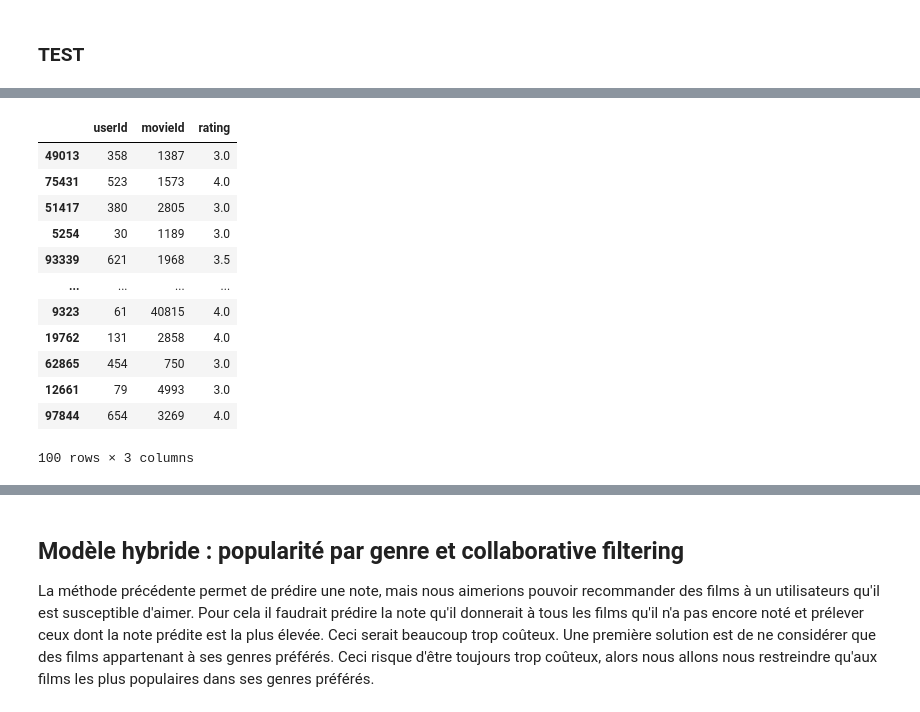
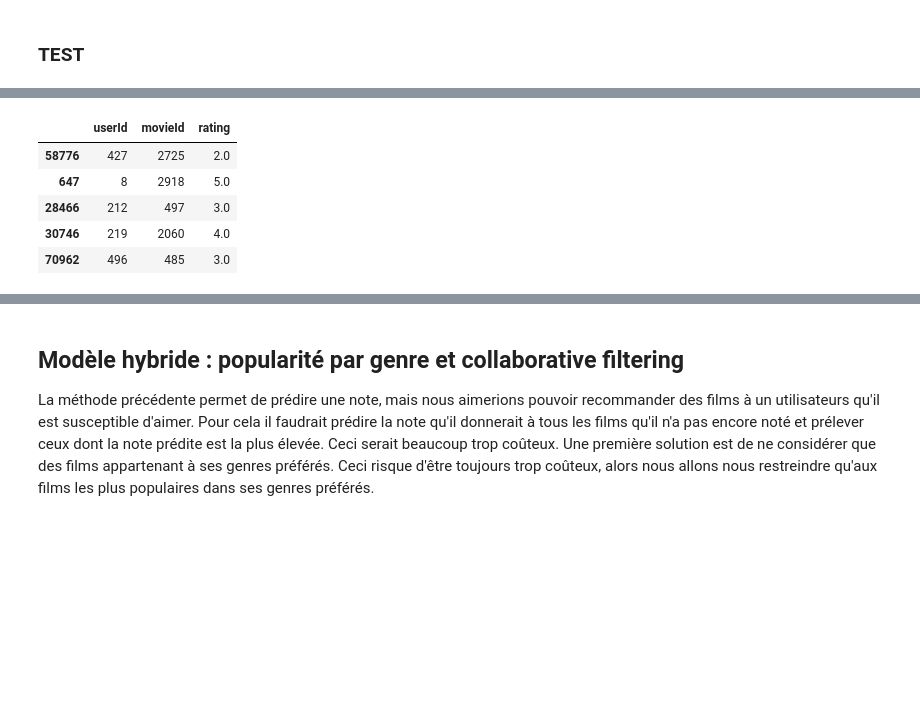
Before and after one commit to AnitaDurr/MovieRecommandation, a Jupyter notebook: MovieNotebook.ipynb, the cells around one changed output, grey strips where cells are left out. Drawn from its saved outputs; the diff is of its cells as text; code cells hidden in the pictures; blank space fills up the shorter version.

```diff
--- a/MovieNotebook.ipynb
+++ b/MovieNotebook.ipynb
@@ -1907,17 +1910,10 @@ Wall time: 2.07 s
 # %%
-dfr_test
+dfr_test.head()
 # %% [output]
 |  | userId | movieId | rating |
-| 49013 | 358 | 1387 | 3.0 |
-| 75431 | 523 | 1573 | 4.0 |
-| 51417 | 380 | 2805 | 3.0 |
-| 5254 | 30 | 1189 | 3.0 |
-| 93339 | 621 | 1968 | 3.5 |
-| ... | ... | ... | ... |
-| 9323 | 61 | 40815 | 4.0 |
-| 19762 | 131 | 2858 | 4.0 |
-| 62865 | 454 | 750 | 3.0 |
-| 12661 | 79 | 4993 | 3.0 |
-| 97844 | 654 | 3269 | 4.0 |
+| 58776 | 427 | 2725 | 2.0 |
+| 647 | 8 | 2918 | 5.0 |
+| 28466 | 212 | 497 | 3.0 |
+| 30746 | 219 | 2060 | 4.0 |
+| 70962 | 496 | 485 | 3.0 |
-100 rows × 3 columns
 # %%
```
Also changed, not shown: parts of 4 cells of this notebook.
